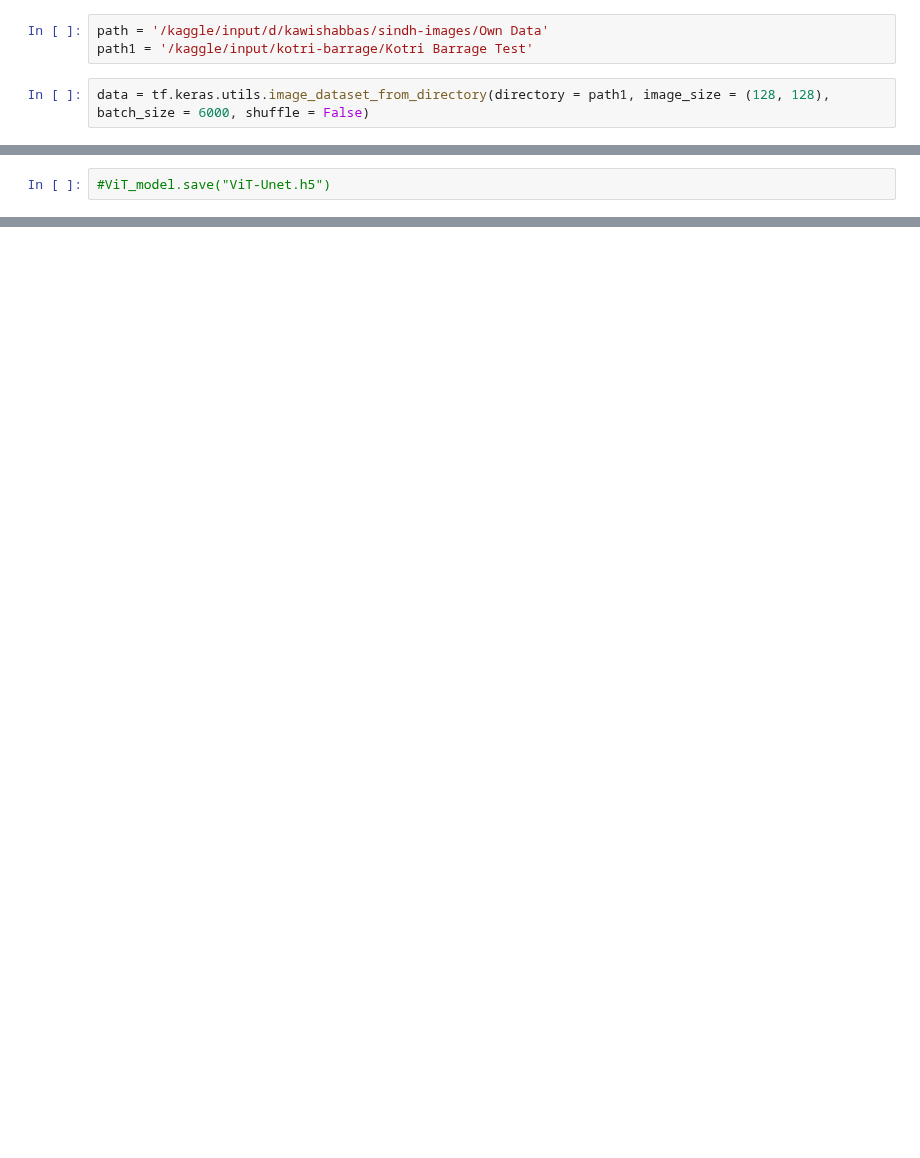
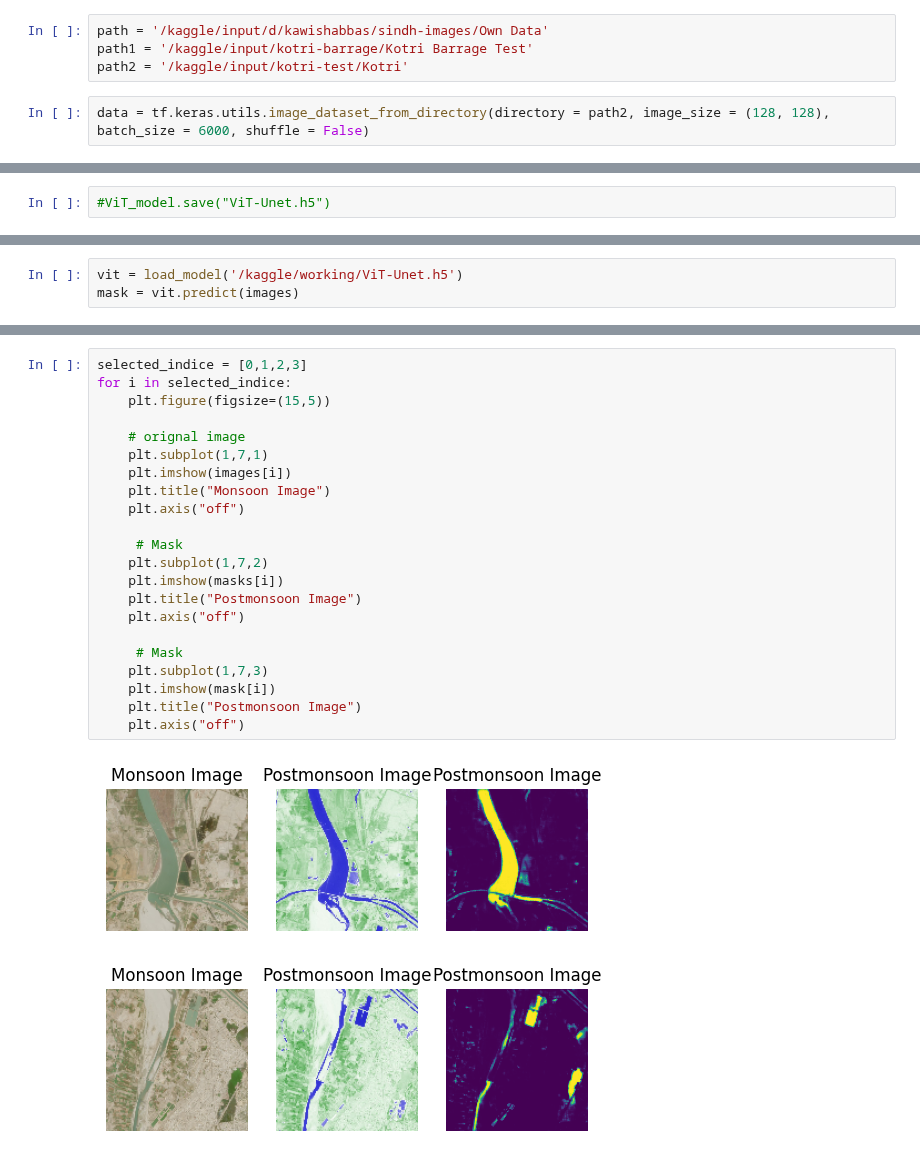
Before and after one commit to kawish14/Thesis, a Jupyter notebook: vit-unet.ipynb, the cells around one changed output, grey strips where cells are left out. Cells and saved outputs as stored; diff of their text form; blank space fills up the shorter version.

Commit message:
Kaggle Notebook | ViT UNET | V18

```diff
--- a/vit-unet.ipynb
+++ b/vit-unet.ipynb
@@ -685,6 +665,7 @@ for item in os.listdir(working_dir):
 # %%
 path = '/kaggle/input/d/kawishabbas/sindh-images/Own Data'
 path1 = '/kaggle/input/kotri-barrage/Kotri Barrage Test'
+path2 = '/kaggle/input/kotri-test/Kotri'
 # %%
-data = tf.keras.utils.image_dataset_from_directory(directory = path1, image_size = (128, 128), batch_size = 6000, shuffle = False)
+data = tf.keras.utils.image_dataset_from_directory(directory = path2, image_size = (128, 128), batch_size = 6000, shuffle = False)
 # %% [output]
@@ -843,0 +771,3 @@ print(monsoon_images.shape, postmoonsoon_images.shape, premonsoon_images.shape)
+# %%
+vit = load_model('/kaggle/working/ViT-Unet.h5')
+mask = vit.predict(images)
@@ -843,0 +776,25 @@ print(monsoon_images.shape, postmoonsoon_images.shape, premonsoon_images.shape)
+# %%
+selected_indice = [0,1,2,3]
+for i in selected_indice:
+    plt.figure(figsize=(15,5))
+
+    # orignal image
+    plt.subplot(1,7,1)
+    plt.imshow(images[i])
+    plt.title("Monsoon Image")
+    plt.axis("off")
+
+     # Mask
+    plt.subplot(1,7,2)
+    plt.imshow(masks[i])
+    plt.title("Postmonsoon Image")
+    plt.axis("off")
+
+     # Mask
+    plt.subplot(1,7,3)
+    plt.imshow(mask[i])
+    plt.title("Postmonsoon Image")
+    plt.axis("off")
+# %% [output]
+[figure, added]
+[figure, added]
```
Also changed, not shown: parts of 20 cells of this notebook.
